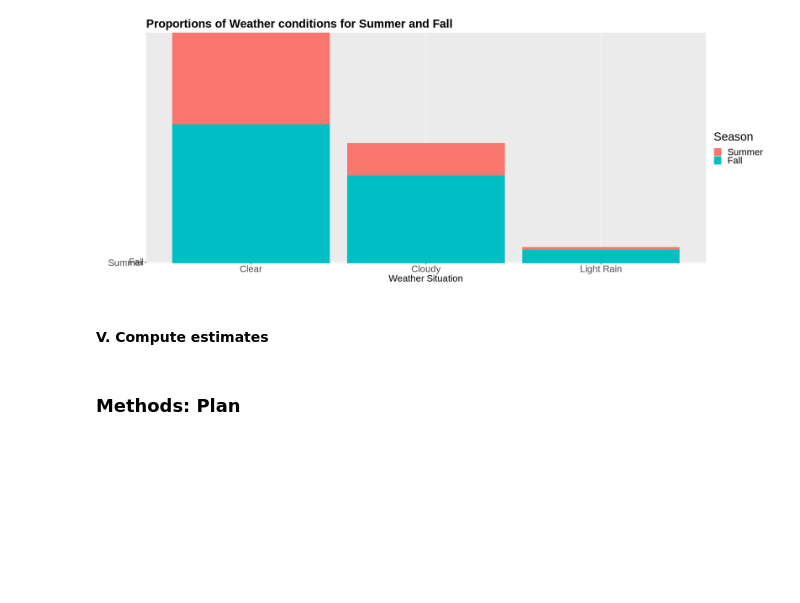
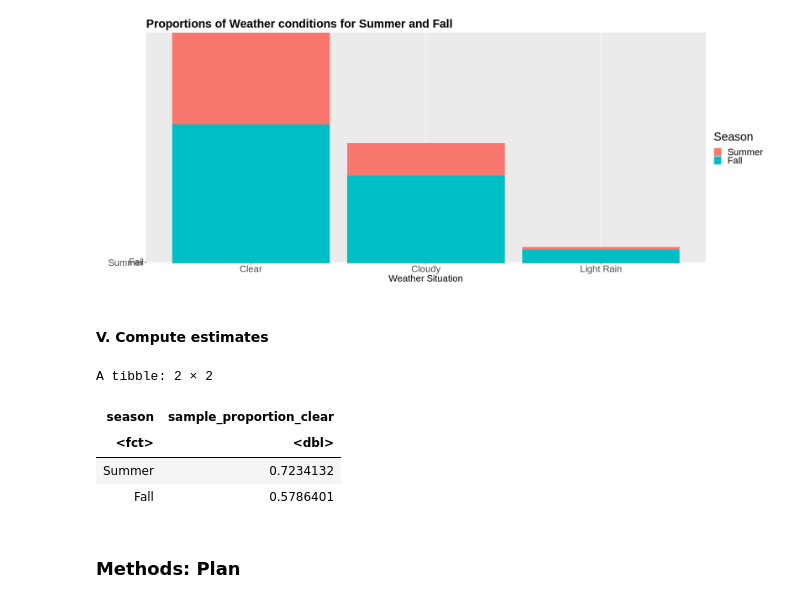
Before and after one commit to alexbastin/stat-201, a Jupyter notebook: stat_201_project.ipynb, the cells around one changed output. Cells and saved outputs as stored; diff of their text form; code cells hidden in the pictures; blank space fills up the shorter version.

```diff
--- a/stat_201_project.ipynb
+++ b/stat_201_project.ipynb
@@ -124,6 +124,24 @@ proportion_plot
 [figure]
 # %% [markdown]
 #### V. Compute estimates
+# %%
+# Computing proportion estimates for 2000 bootstrap samples
+
+bootstrap_sample_prop <- seasons %>%
+        rep_sample_n(size = nrow(weather_data),reps = 2000, replace = TRUE) %>%
+        group_by(season) %>%
+        summarize(x = sum(weathersit == "Clear"),
+              n = n()) %>%
+        mutate(sample_proportion_clear = x / n) %>%
+        select(-x, -n)
+
+bootstrap_sample_prop
+# %% [output]
+A tibble: 2 × 2
+| season | sample_proportion_clear |
+| <fct> | <dbl> |
+| Summer | 0.7234132 |
+| Fall | 0.5786401 |
 # %% [markdown]
 ### Methods: Plan
 # %% [markdown]
```
